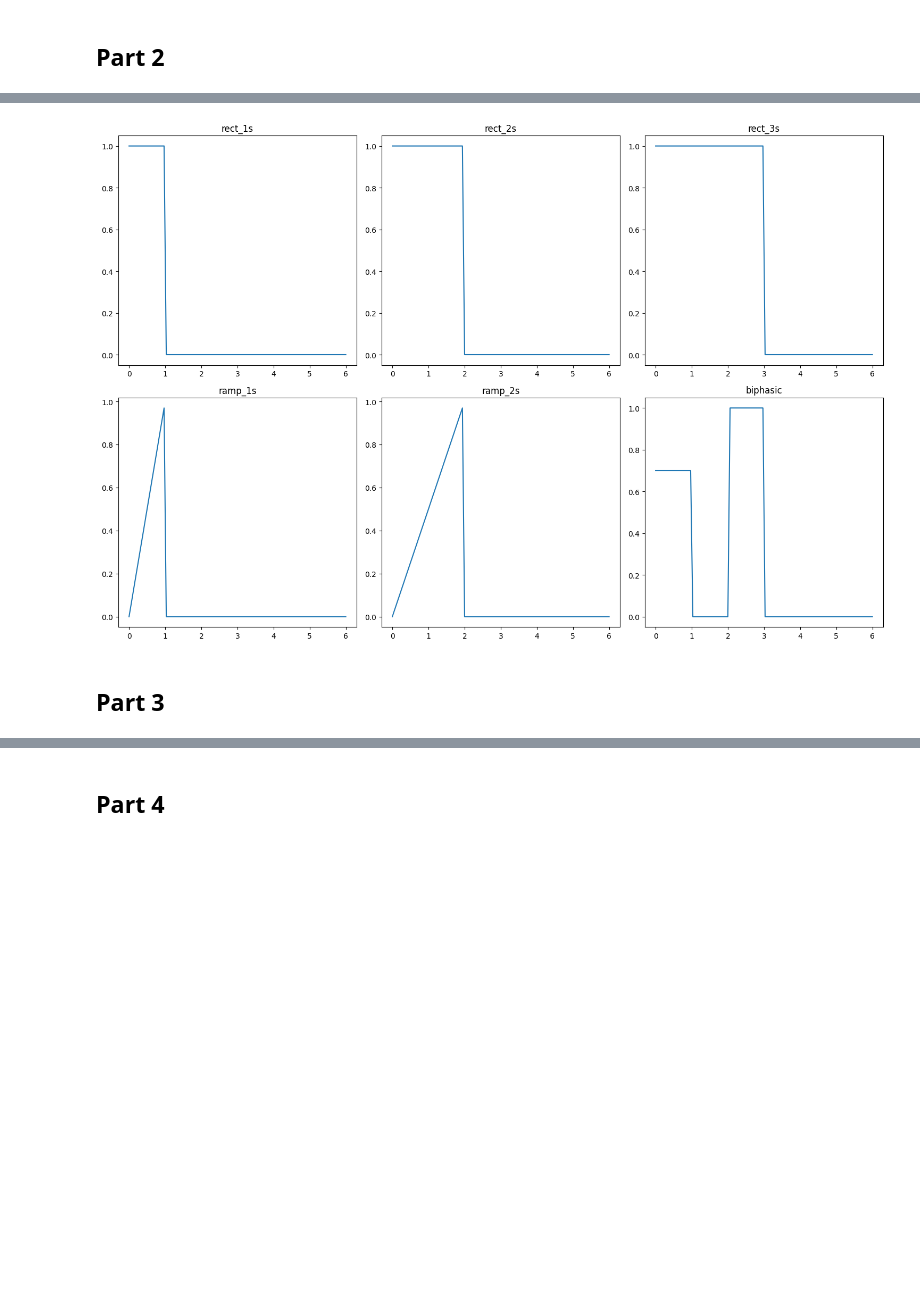
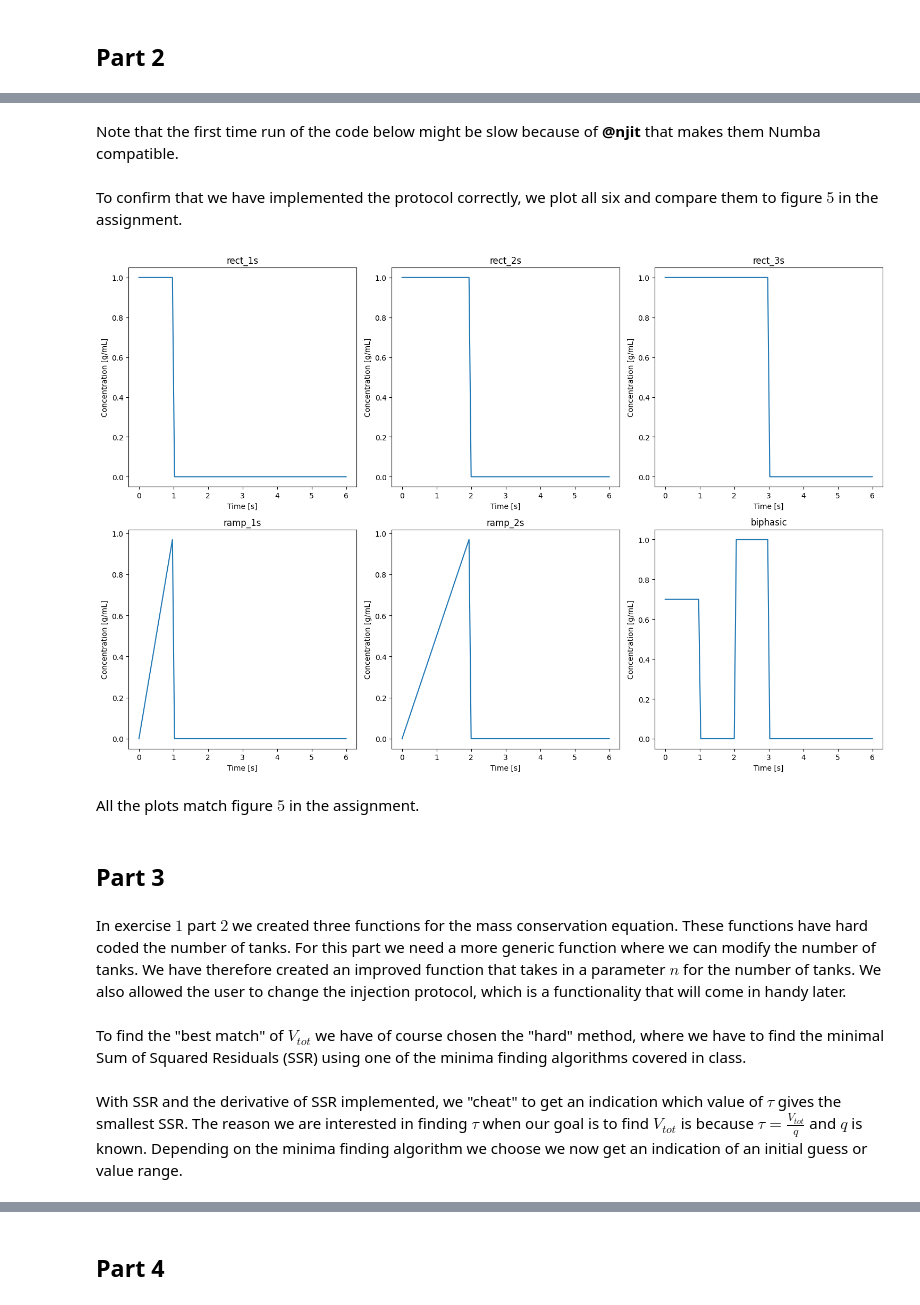
Before and after one commit to simengaasland/MOD510-Projects, a Jupyter notebook: Project 3/Project3_Report.ipynb, the cells around one changed output, grey strips where cells are left out. Saved outputs shown, nothing was run; the diff lists cells and outputs as text; code cells hidden in the pictures; blank space fills up the shorter version.

Commit message:
Added explanations to exercise 2

```diff
--- a/Project 3/Project3_Report.ipynb
+++ b/Project 3/Project3_Report.ipynb
@@ -340,57 +356,57 @@ print(q)
+# %% [markdown]
+Note that the first time run of the code below might be slow because of **@njit** that makes them Numba compatible.
 # %%
+@njit
 def rect_1s(t):
     return np.where(t < 1, 1, 0)
 
+@njit
 def rect_2s(t):
     return np.where(t < 2, 1, 0)
 
+@njit
 def rect_3s(t):
     return np.where(t < 3, 1, 0)
 
+@njit
 def ramp_1s(t):
     return np.where(t < 1, t, 0)
 
+@njit
 def ramp_2s(t):
     return np.where(t < 2, t/2, 0)
 
+@njit
 def biphasic(t):
-    y = np.zeros_like(t, dtype = float)
-    y += np.where((t < 1), 0.7, 0)
-    y += np.where((t > 2) & (t < 3), 1, 0)
-    return y
+    return (
+        np.where((t < 1), 0.7, 0) +
+        np.where((t > 2) & (t < 3), 1, 0)
+    )
+# %% [markdown]
+To confirm that we have implemented the protocol correctly, we plot all six and compare them to figure $5$ in the assignment.
 # %%
+#Intializing time axis and injection protocols to plot
 t = np.linspace(0, 6, 100)
+inj_pros = [rect_1s, rect_2s, rect_3s, ramp_1s, ramp_2s, biphasic]
 
 plt.figure(figsize=(15, 10))
 
-plt.subplot(2, 3, 1)
-plt.plot(t,rect_1s(t))
-plt.title('rect_1s')
-
-plt.subplot(2, 3, 2)
-plt.plot(t,rect_2s(t))
-plt.title('rect_2s')
-
-plt.subplot(2, 3, 3)
-plt.plot(t,rect_3s(t))
-plt.title('rect_3s')
-
-plt.subplot(2, 3, 4)
-plt.plot(t,ramp_1s(t))
-plt.title('ramp_1s')
-
-plt.subplot(2, 3, 5)
-plt.plot(t,ramp_2s(t))
-plt.title('ramp_2s')
-
-plt.subplot(2, 3, 6)
-plt.plot(t,biphasic(t))
-plt.title('biphasic')
+#Plotting
+for i, inj_pro in enumerate(inj_pros):
+    plt.subplot(2, 3, i + 1)
+    plt.plot(t, inj_pro(t))
+    plt.xlabel('Time [s]')
+    plt.ylabel('Concentration [g/mL]')
+    plt.title(inj_pro.__name__)
 
 plt.tight_layout()
 plt.show()
 # %% [output]
-[figure, old version]
+[figure, new version]
+# %% [markdown]
+All the plots match figure $5$ in the assignment.
 # %% [markdown]
 ## Part 3
+# %% [markdown]
+In exercise $1$ part $2$ we created three functions for the mass conservation equation. These functions have hard coded the number of tanks. For this part we need a more generic function where we can modify the number of tanks. We have therefore created an improved function that takes in a parameter $n$ for the number of tanks. We also allowed the user to change the injection protocol, which is a functionality that will come in handy later.
 # %%
@@ -406,2 +423,4 @@ def cd_n(r, t, n, tau, inj_pro = rect_1s):
     return rp
+# %% [markdown]
+To find the "best match" of $V_{tot}$ we have of course chosen the "hard" method, where we have to find the minimal Sum of Squared Residuals (SSR) using one of the minima finding algorithms covered in class.
 # %%
@@ -422,3 +448,5 @@ def ssr(tau):
 def d_ssr(tau, delta_tau = 1e-3):
     return (ssr(tau + delta_tau) - ssr(tau)) / (2*delta_tau)
+# %% [markdown]
+With SSR and the derivative of SSR implemented, we "cheat" to get an indication which value of $\tau$ gives the smallest SSR. The reason we are interested in finding $\tau$ when our goal is to find $V_{tot}$ is because $\tau = \frac{V_{tot}}{q}$ and $q$ is known. Depending on the minima finding algorithm we choose we now get an indication of an initial guess or value range.
 # %%
```
Also changed, not shown: parts of 25 cells of this notebook.
